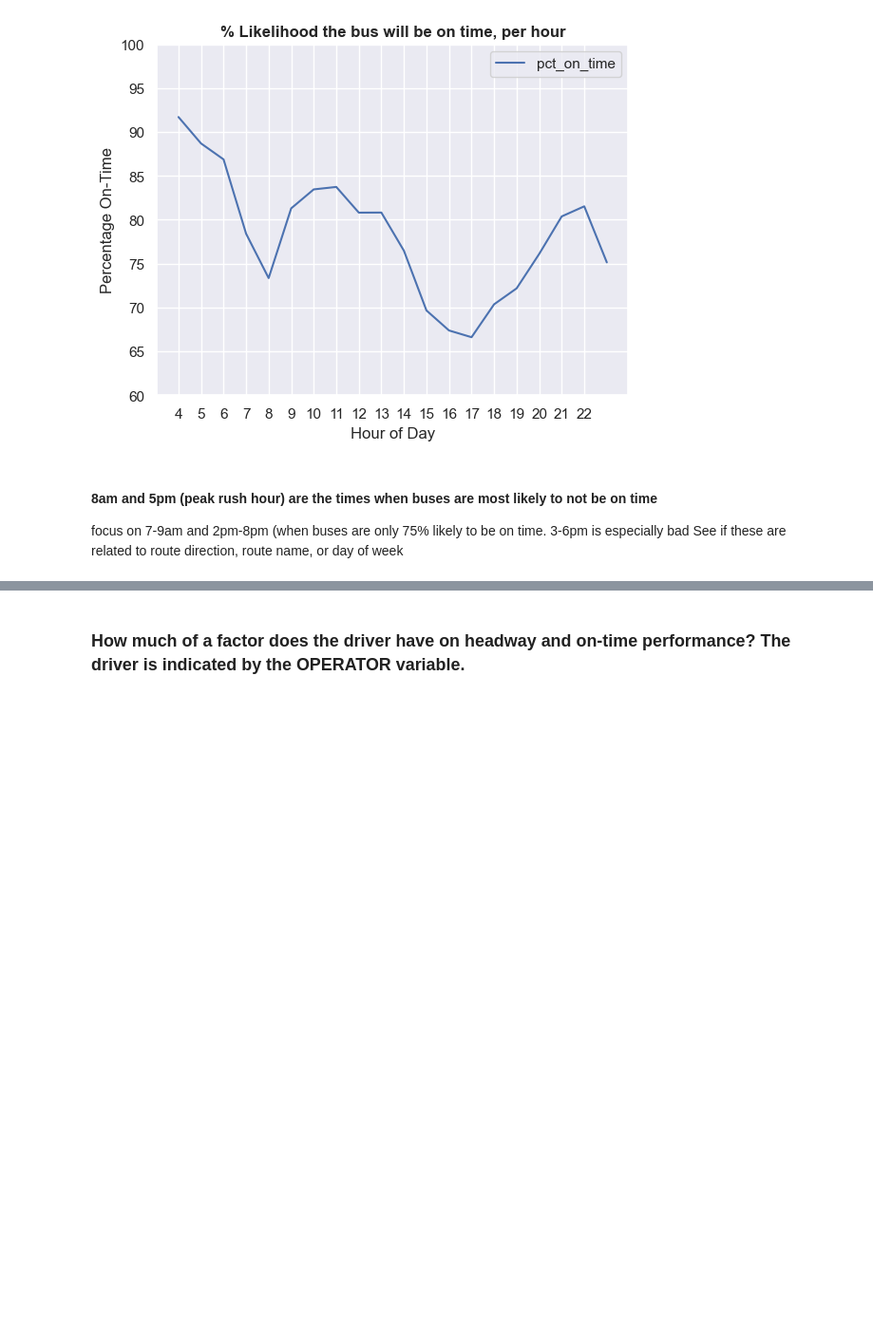
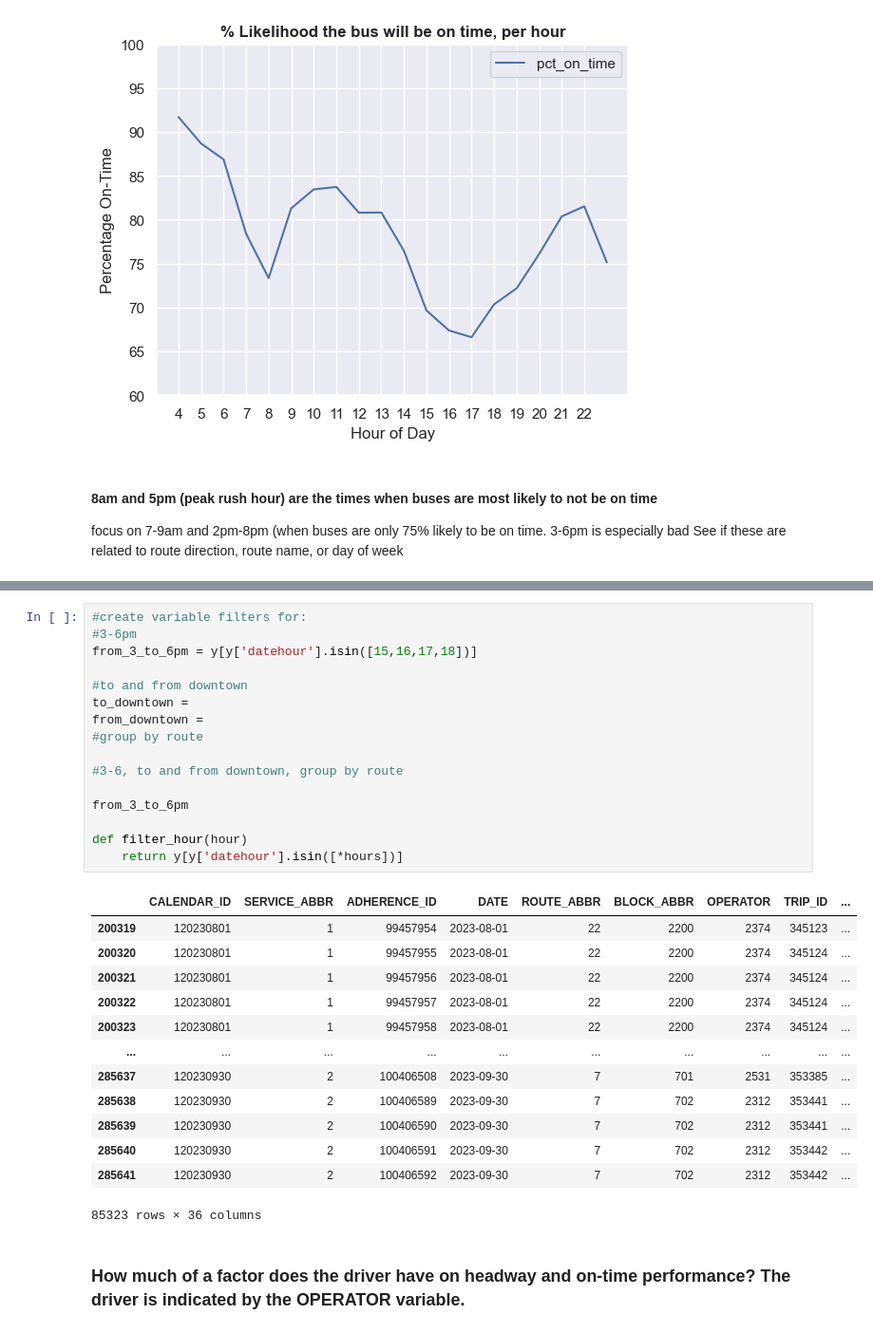
Before and after one commit to NSS-Data-Analytics-Cohort-11/wego-new-california-republic, a Jupyter notebook: notebooks/WeGo Data Introduction.ipynb, the cells around one changed output, grey strips where cells are left out. Shown at 95% size. Drawn from its saved outputs; the diff is of its cells as text; blank space fills up the shorter version.

```diff
--- a/notebooks/WeGo Data Introduction.ipynb
+++ b/notebooks/WeGo Data Introduction.ipynb
@@ -819,3 +850,33 @@ print(format(on_time_total_pct,'.2%'))
+# %%
+#create variable filters for:
+#3-6pm
+from_3_to_6pm = y[y['datehour'].isin([15,16,17,18])]
+
+#to and from downtown
+to_downtown =
+from_downtown =
+#group by route
+
+#3-6, to and from downtown, group by route
+
+from_3_to_6pm
+
+def filter_hour(hour)
+    return y[y['datehour'].isin([*hours])]
+# %% [output]
+|  | CALENDAR_ID | SERVICE_ABBR | ADHERENCE_ID | DATE | ROUTE_ABBR | BLOCK_ABBR | OPERATOR | TRIP_ID | ... |
+| 200319 | 120230801 | 1 | 99457954 | 2023-08-01 | 22 | 2200 | 2374 | 345123 | ... |
+| 200320 | 120230801 | 1 | 99457955 | 2023-08-01 | 22 | 2200 | 2374 | 345124 | ... |
+| 200321 | 120230801 | 1 | 99457956 | 2023-08-01 | 22 | 2200 | 2374 | 345124 | ... |
+| 200322 | 120230801 | 1 | 99457957 | 2023-08-01 | 22 | 2200 | 2374 | 345124 | ... |
+| 200323 | 120230801 | 1 | 99457958 | 2023-08-01 | 22 | 2200 | 2374 | 345124 | ... |
+| ... | ... | ... | ... | ... | ... | ... | ... | ... | ... |
+| 285637 | 120230930 | 2 | 100406508 | 2023-09-30 | 7 | 701 | 2531 | 353385 | ... |
+| 285638 | 120230930 | 2 | 100406589 | 2023-09-30 | 7 | 702 | 2312 | 353441 | ... |
+| 285639 | 120230930 | 2 | 100406590 | 2023-09-30 | 7 | 702 | 2312 | 353441 | ... |
+| 285640 | 120230930 | 2 | 100406591 | 2023-09-30 | 7 | 702 | 2312 | 353442 | ... |
+| 285641 | 120230930 | 2 | 100406592 | 2023-09-30 | 7 | 702 | 2312 | 353442 | ... |
+85323 rows × 36 columns
 # %% [markdown]
 ### How much of a factor does the driver have on headway and on-time performance? The driver is indicated by the OPERATOR variable.
 # %% [markdown]
```
Also changed, not shown: parts of 10 cells of this notebook.
